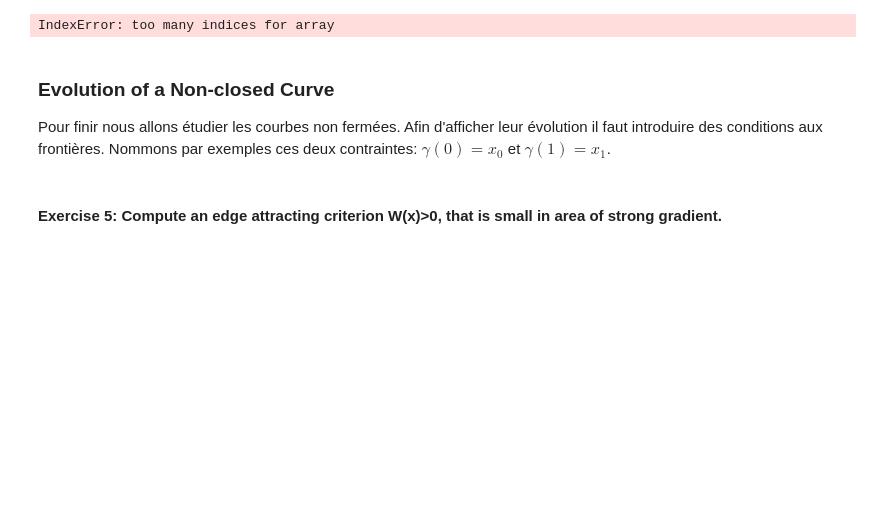
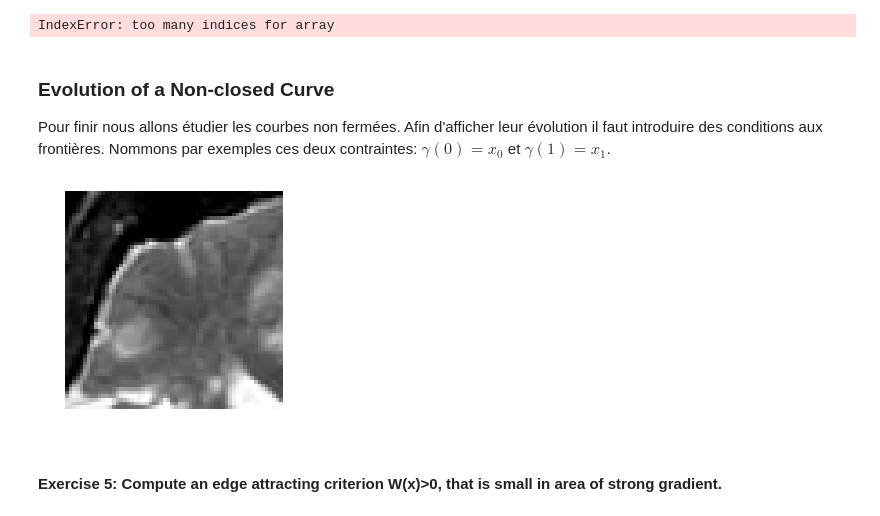
Before and after one commit to MargotSirdey/Mini_Projet_Active_Contours, a Jupyter notebook: machine_learning_parametric.ipynb, the cells around one changed output. Saved outputs shown, nothing was run; the diff lists cells and outputs as text; code cells hidden in the pictures; blank space fills up the shorter version.

```diff
--- a/machine_learning_parametric.ipynb
+++ b/machine_learning_parametric.ipynb
@@ -348,12 +348,14 @@ Pour finir nous allons étudier les courbes non fermées. Afin d'afficher leur
 $\gamma(0) = x_0$ et $\gamma(1) = x_1$.
 # %%
 n = 256
-f = load_image(name, n) #ALORS ICI POURQUOI AVEC NAME ça FONCTIONNE?? AUCUNE idée...
+f = load_image('cortex.bmp', n) #ALORS ICI POURQUOI AVEC NAME ça FONCTIONNE?? AUCUNE idée...
 f = f[45:105, 60:120] #on étudie seulement une partie de l'image
 n = f.shape[0] #n prend la valeur du nombre de lignes de la matrice de pixels (égale ici au nombre de colonnes = 60)
 
 #affichage du carré de l'image étudié
 imageplot(f)
+# %% [output]
+[figure, added]
 # %% [markdown]
 #### Exercise 5: Compute an edge attracting criterion W(x)>0, that is small in area of strong gradient.
 # %%
```
Also changed, not shown: parts of 3 cells of this notebook.
